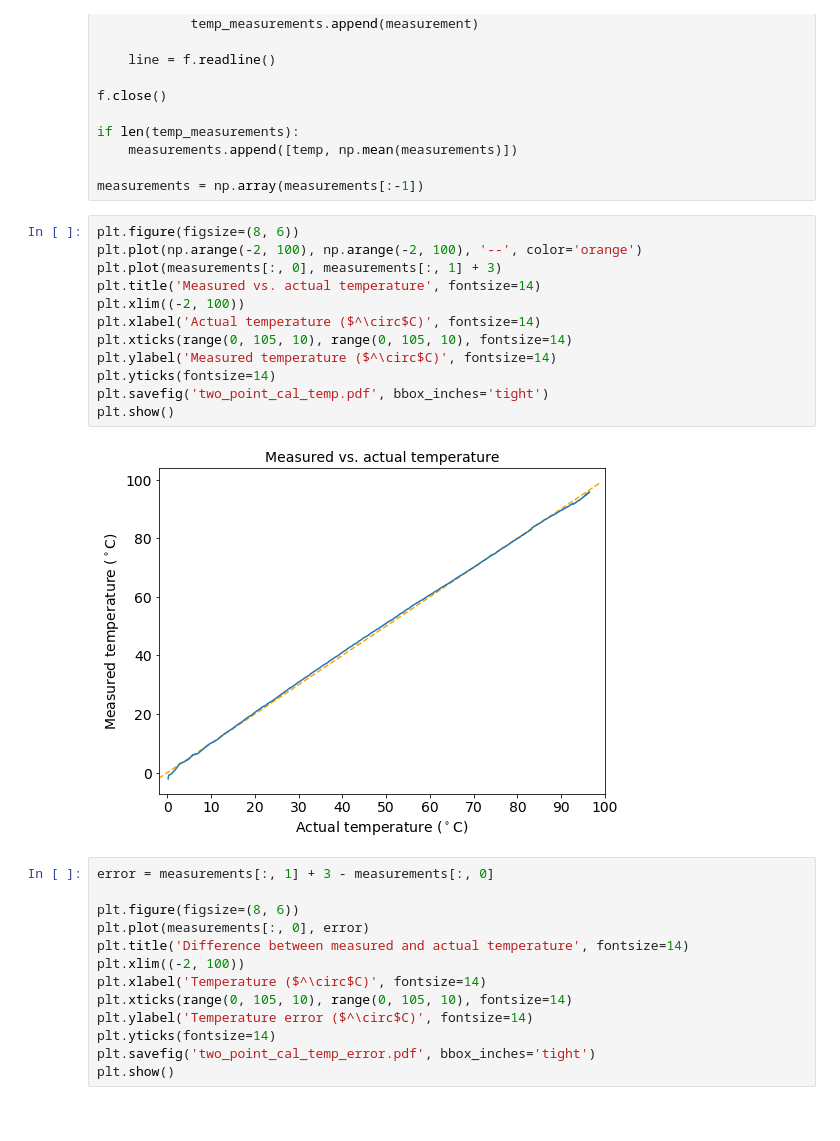
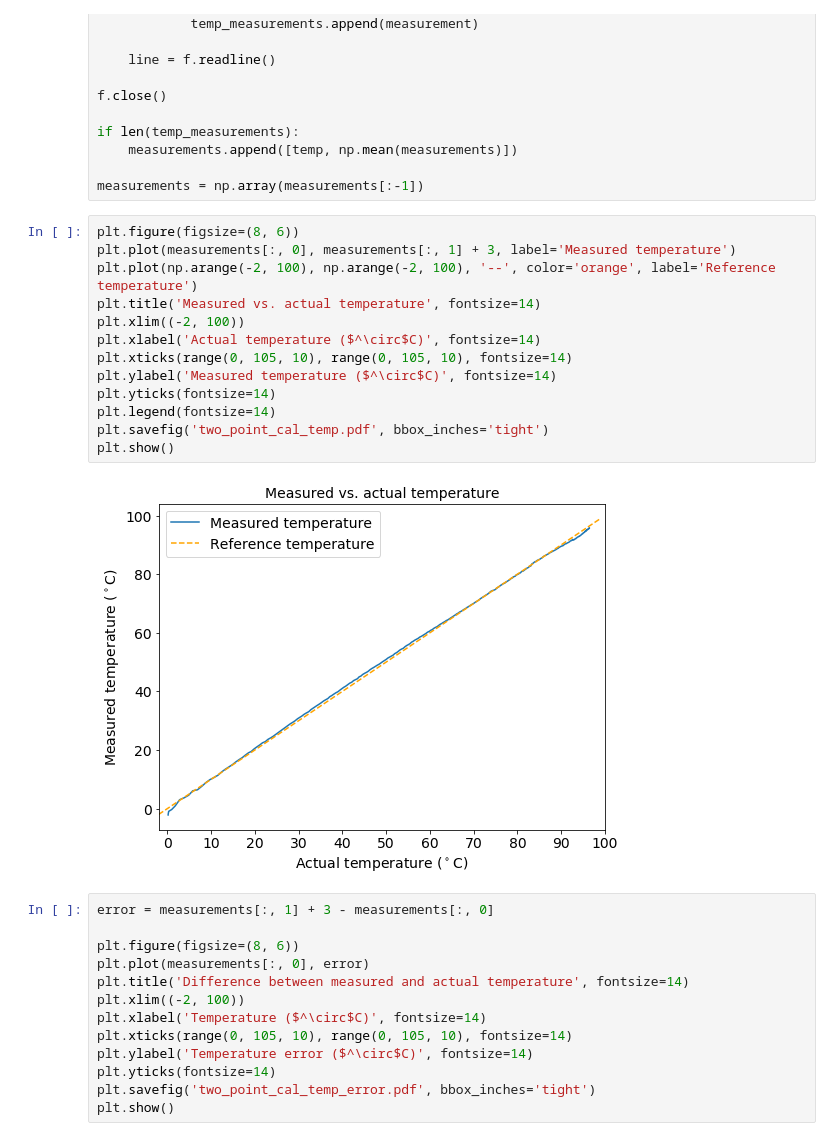
Before and after one commit to cwdao/scum-test-code, a Jupyter notebook: scum/counter_temp/temp_sweep.ipynb, the cells around one changed output. Cells and saved outputs as stored; diff of their text form.

```diff
--- a/scum/counter_temp/temp_sweep.ipynb
+++ b/scum/counter_temp/temp_sweep.ipynb
@@ -103,18 +104,19 @@ if len(temp_measurements):
 measurements = np.array(measurements[:-1])
 # %%
 plt.figure(figsize=(8, 6))
-plt.plot(np.arange(-2, 100), np.arange(-2, 100), '--', color='orange')
-plt.plot(measurements[:, 0], measurements[:, 1] + 3)
+plt.plot(measurements[:, 0], measurements[:, 1] + 3, label='Measured temperature')
+plt.plot(np.arange(-2, 100), np.arange(-2, 100), '--', color='orange', label='Reference temperature')
 plt.title('Measured vs. actual temperature', fontsize=14)
 plt.xlim((-2, 100))
 plt.xlabel('Actual temperature ($^\circ$C)', fontsize=14)
 plt.xticks(range(0, 105, 10), range(0, 105, 10), fontsize=14)
 plt.ylabel('Measured temperature ($^\circ$C)', fontsize=14)
 plt.yticks(fontsize=14)
+plt.legend(fontsize=14)
 plt.savefig('two_point_cal_temp.pdf', bbox_inches='tight')
 plt.show()
 # %% [output]
-[figure, old version]
+[figure, new version]
 # %%
 error = measurements[:, 1] + 3 - measurements[:, 0]
 
```
Also changed, not shown: parts of 2 cells of this notebook, 4 other files.
